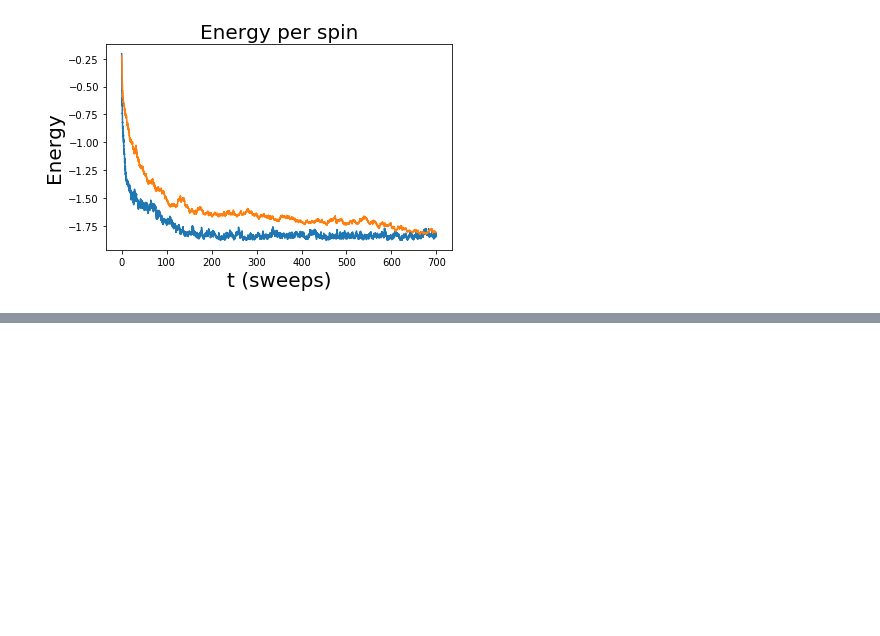
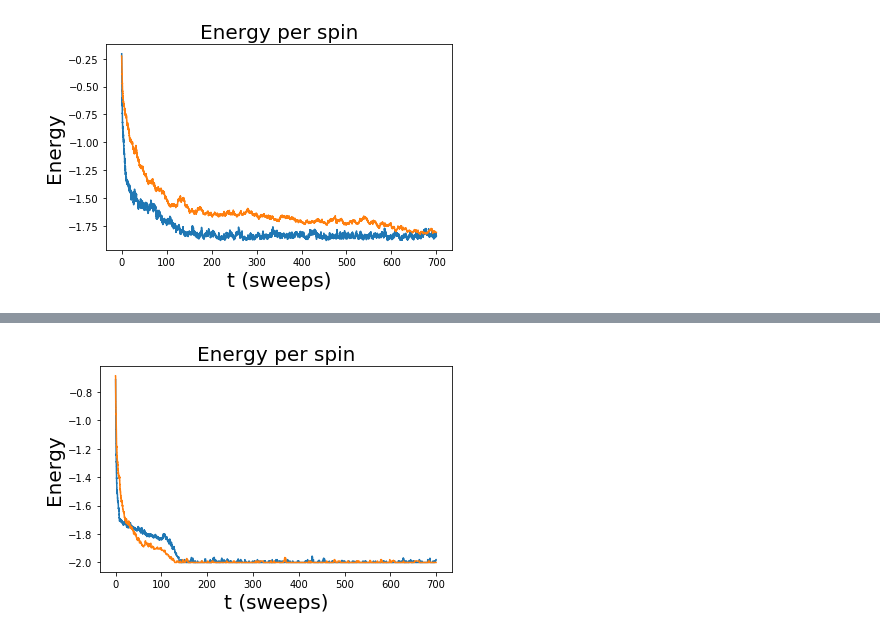
Before and after one commit to kaitshin/PHYSICS113-final-project, a Jupyter notebook: Potts.ipynb, the cells around one changed output, grey strips where cells are left out. Drawn from its saved outputs; the diff is of its cells as text; code cells hidden in the pictures; blank space fills up the shorter version.

```diff
--- a/Potts.ipynb
+++ b/Potts.ipynb
@@ -248,3 +248,25 @@ plt.ylabel("Energy", fontsize=20)
 plt.tight_layout()
 # %% [output]
 [figure]
+# %%
+random.seed(1)
+init3 = np.random.randint(1, 4, (20, 20))
+test3 = copy.copy(init3)
+
+T = 0.5
+boltz = {'-1' : np.exp(1/T), '-2' : np.exp(2/T), '-3' : np.exp(3/T), '-4' : np.exp(4/T)}
+# %%
+energy_list_q3 = []
+
+start = time.time()
+for i in range(400*700):
+    output3 = heatbath_potts(test3, 3, boltz)
+    energy_list_q3.append(potts_energy(output3))
+    test3 = output3
+    if ((i+1) % 20000) == 0:
+        tick = time.time()
+        print(f'Sweep {(i+1)/400}; {tick-start} seconds')
+
+energy_list_q3 = np.array(energy_list_q3)/400
+
+np.save('potts20_heatbath_q3.npy', energy_list_q3)
@@ -250,0 +288,15 @@ plt.tight_layout()
+# %%
+energy_list_metq3 = []
+
+start = time.time()
+for i in range(400*700):
+    output3 = metropolis_potts(test3, 3, met_boltz)[0]
+    energy_list_metq3.append(potts_energy(output3))
+    test3 = output3
+    if ((i+1) % 20000) == 0:
+        tick = time.time()
+        print(f'Sweep {(i+1)/400}; {tick-start} seconds')
+
+energy_list_metq3 = np.array(energy_list_metq3)/400
+
+np.save('potts20_met_q3.npy', energy_list_metq3)
@@ -250,0 +318,9 @@ plt.tight_layout()
+# %%
+plt.plot(x_values, energy_list_q3)
+plt.plot(x_values, energy_list_metq3)
+plt.title('Energy per spin', fontsize = 20)
+plt.xlabel("t (sweeps)", fontsize=20)
+plt.ylabel("Energy", fontsize=20)
+plt.tight_layout()
+# %% [output]
+[figure, added]
```
Also changed, not shown: parts of 2 cells of this notebook.
